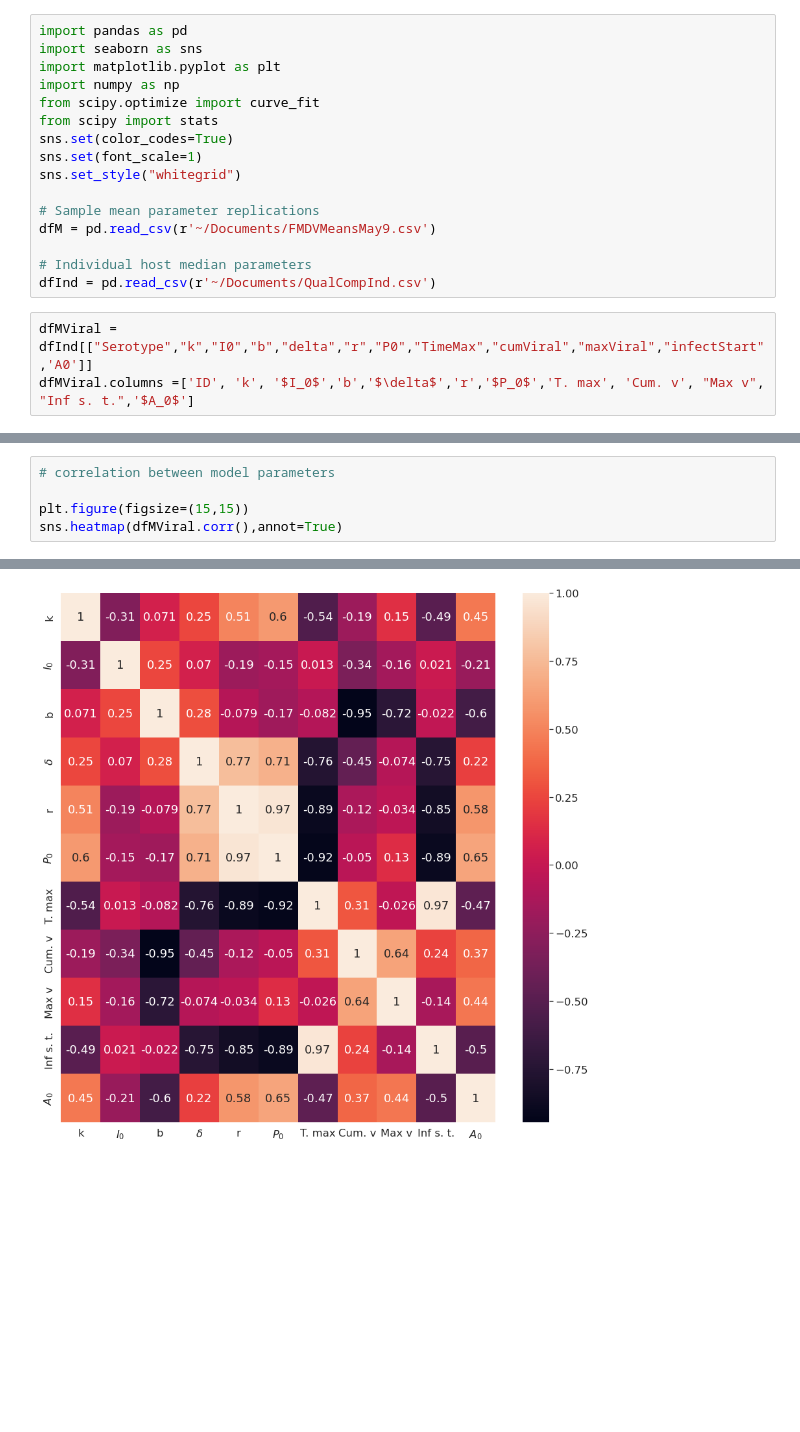
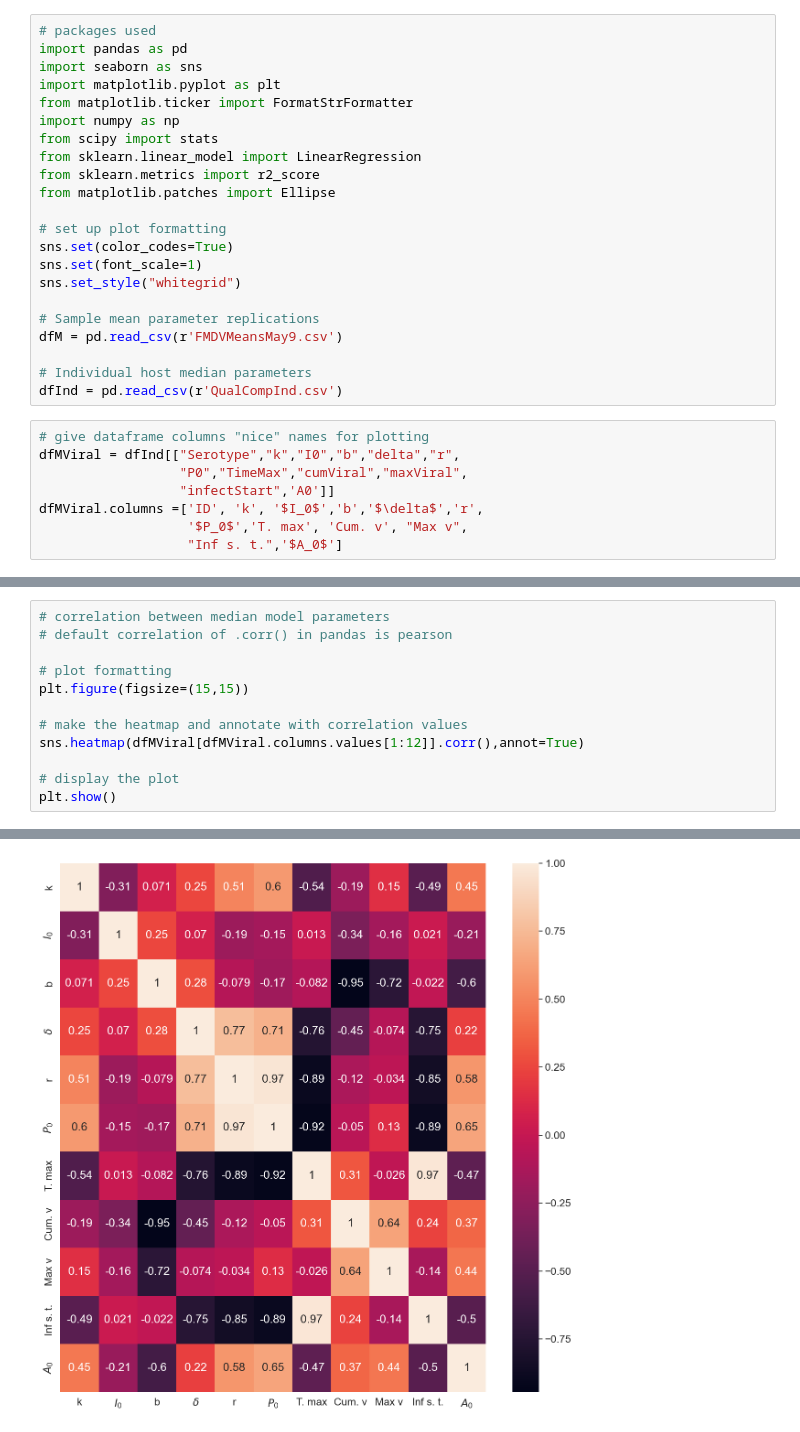
Before and after one commit to MacdonaldJoshuaCaleb/FMDV-Fitting-Bootstrap, a Jupyter notebook: Output_analysis/Fitting_Analysis.ipynb, the cells around one changed output, grey strips where cells are left out. Saved outputs shown, nothing was run; the diff lists cells and outputs as text; blank space fills up the shorter version.

Commit message:
annotate python notebook, remove empty readme

```diff
--- a/Output_analysis/Fitting_Analysis.ipynb
+++ b/Output_analysis/Fitting_Analysis.ipynb
@@ -1,20 +1,31 @@
 # %%
+# packages used
 import pandas as pd
 import seaborn as sns
 import matplotlib.pyplot as plt
+from matplotlib.ticker import FormatStrFormatter
 import numpy as np
-from scipy.optimize import curve_fit
 from scipy import stats
+from sklearn.linear_model import LinearRegression
+from sklearn.metrics import r2_score
+from matplotlib.patches import Ellipse
+
+# set up plot formatting
 sns.set(color_codes=True)
 sns.set(font_scale=1)
 sns.set_style("whitegrid")
 
 # Sample mean parameter replications
-dfM = pd.read_csv(r'~/Documents/FMDVMeansMay9.csv')
+dfM = pd.read_csv(r'FMDVMeansMay9.csv')
 
 # Individual host median parameters
-dfInd = pd.read_csv(r'~/Documents/QualCompInd.csv')
+dfInd = pd.read_csv(r'QualCompInd.csv')
 # %%
-dfMViral = dfInd[["Serotype","k","I0","b","delta","r","P0","TimeMax","cumViral","maxViral","infectStart",'A0']]
-dfMViral.columns =['ID', 'k', '$I_0$','b','$\delta$','r','$P_0$','T. max', 'Cum. v', "Max v", "Inf s. t.",'$A_0$']
+# give dataframe columns "nice" names for plotting
+dfMViral = dfInd[["Serotype","k","I0","b","delta","r",
+                  "P0","TimeMax","cumViral","maxViral",
+                  "infectStart",'A0']]
+dfMViral.columns =['ID', 'k', '$I_0$','b','$\delta$','r',
+                   '$P_0$','T. max', 'Cum. v', "Max v",
+                   "Inf s. t.",'$A_0$']
 # %%
@@ -35,8 +52,15 @@ plt.show()
 # %% [output]
 [figure]
 # %%
-# correlation between model parameters
+# correlation between median model parameters
+# default correlation of .corr() in pandas is pearson
 
+# plot formatting
 plt.figure(figsize=(15,15))
-sns.heatmap(dfMViral.corr(),annot=True)
+
+# make the heatmap and annotate with correlation values
+sns.heatmap(dfMViral[dfMViral.columns.values[1:12]].corr(),annot=True)
+
+# display the plot
+plt.show()
 # %% [output]
@@ -44,2 +67,2 @@ sns.heatmap(dfMViral.corr(),annot=True)
-[figure, old version]
+[figure, new version]
 # %%
```
Also changed, not shown: parts of 8 cells of this notebook, 3 other files.
